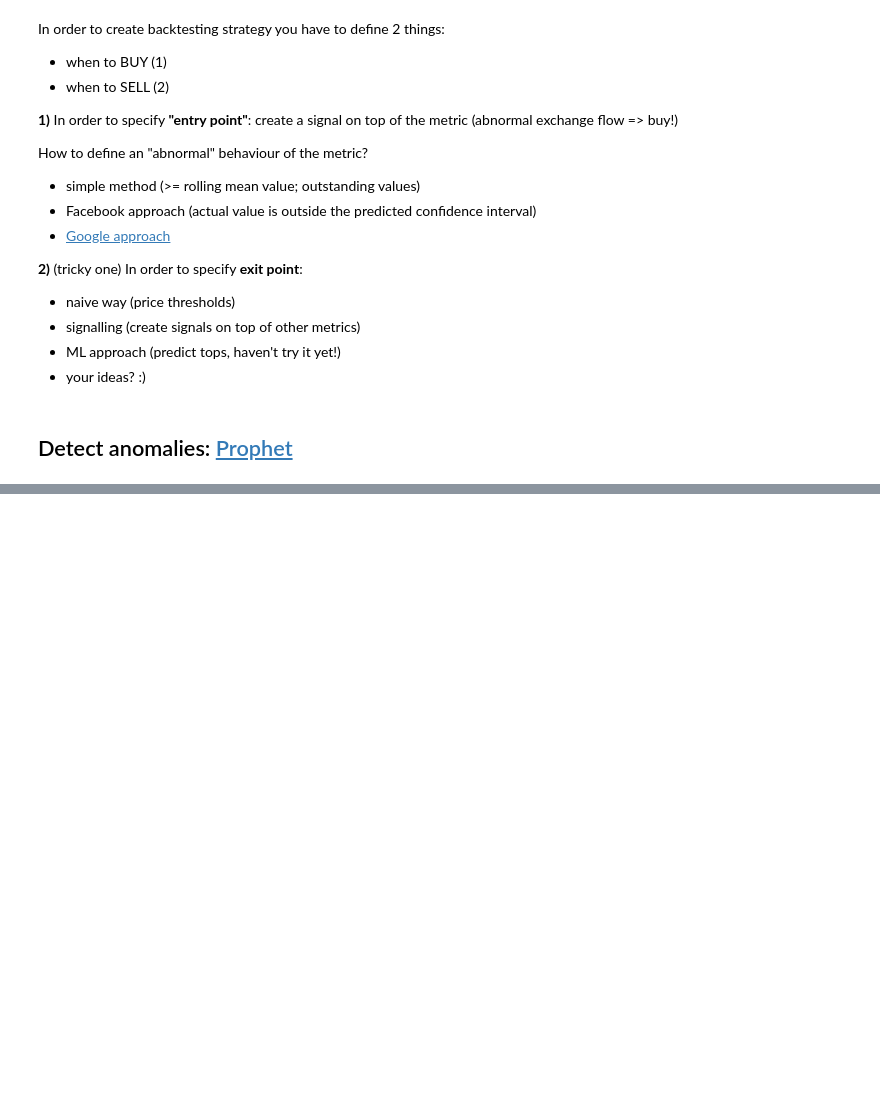
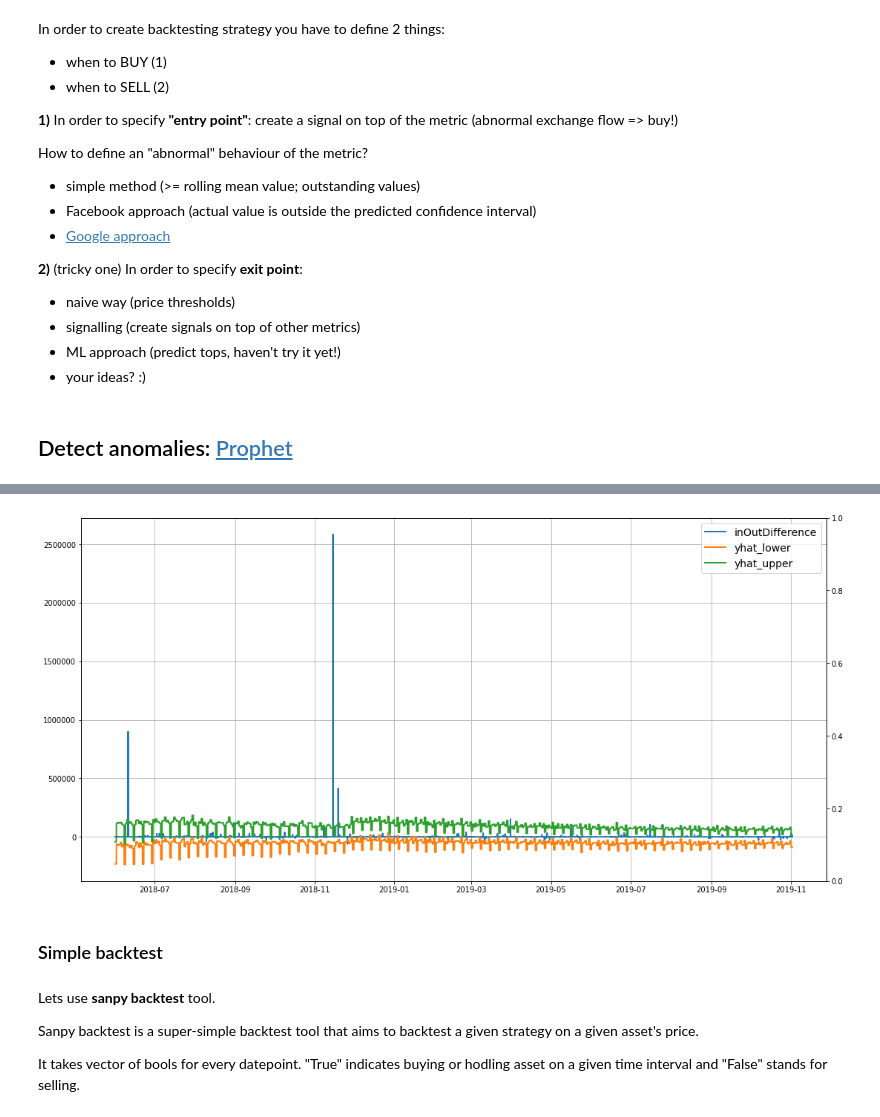
Before and after one commit to santiment/san-sdk, a Jupyter notebook: ICDM_2019/ICDM.ipynb, the cells around one changed output, grey strips where cells are left out. Saved outputs shown, nothing was run; the diff lists cells and outputs as text; code cells hidden in the pictures; blank space fills up the shorter version.

```diff
--- a/ICDM_2019/ICDM.ipynb
+++ b/ICDM_2019/ICDM.ipynb
@@ -243,12 +213,0 @@ pred[['ds', 'yhat_lower', 'yhat_upper']][pred['ds'] > ex_flow.index[0]]
-# %%
-gap = (datetime.datetime.strptime(to_date, '%Y-%m-%d') - datetime.datetime.strptime(from_date, '%Y-%m-%d')).days
-predicted = pd.DataFrame(None)
-
-for month in range(gap//30 + 1):
-    model = Prophet(seasonality_mode='additive')
-    model.fit(ex_flow_train[ex_flow_train['ds'] < ex_flow.index[month]])
-    future = model.make_future_dataframe(periods=30)
-    pred = model.predict(future)
-    predicted = predicted.append(
-        pred[['ds', 'yhat_lower', 'yhat_upper']][pred['ds'] > ex_flow.index[month]]
-    )
@@ -327,0 +241,15 @@ Thanks!
+# %%
+# try different confidence intervals
+gap = (datetime.datetime.strptime(to_date, '%Y-%m-%d') - datetime.datetime.strptime(from_date, '%Y-%m-%d')).days
+predicted = pd.DataFrame(None)
+
+for month in range(gap // 30 + 1):
+    model = Prophet(seasonality_mode='additive', interval_width=0.25)
+    model.fit(ex_flow_train[ex_flow_train['ds'] < ex_flow.index[month * 30]])
+    future = model.make_future_dataframe(periods=30)
+    pred = model.predict(future.iloc[-30:])
+    predicted = predicted.append(
+        pred[['ds', 'yhat_lower', 'yhat_upper']]
+    )
+
+predicted = predicted.rename(columns={'ds': 'datetime'}).set_index('datetime')
@@ -327,0 +274,14 @@ Thanks!
+# %%
+data_predicted = data.join(predicted, how='left')
+# %%
+fancy_plot(data_predicted.ffill(), ['inOutDifference', 'yhat_lower', 'yhat_upper'])
+# %% [output]
+[figure, added]
+# %% [markdown]
+### Simple backtest
+# %% [markdown]
+Lets use **sanpy backtest** tool.
+
+Sanpy backtest is a super-simple backtest tool that aims to backtest a given strategy on a given asset's price.
+
+It takes vector of bools for every datepoint. "True" indicates buying or hodling asset on a given time interval and "False" stands for selling.
```
Also changed, not shown: parts of 50 cells of this notebook, 5 other files.
